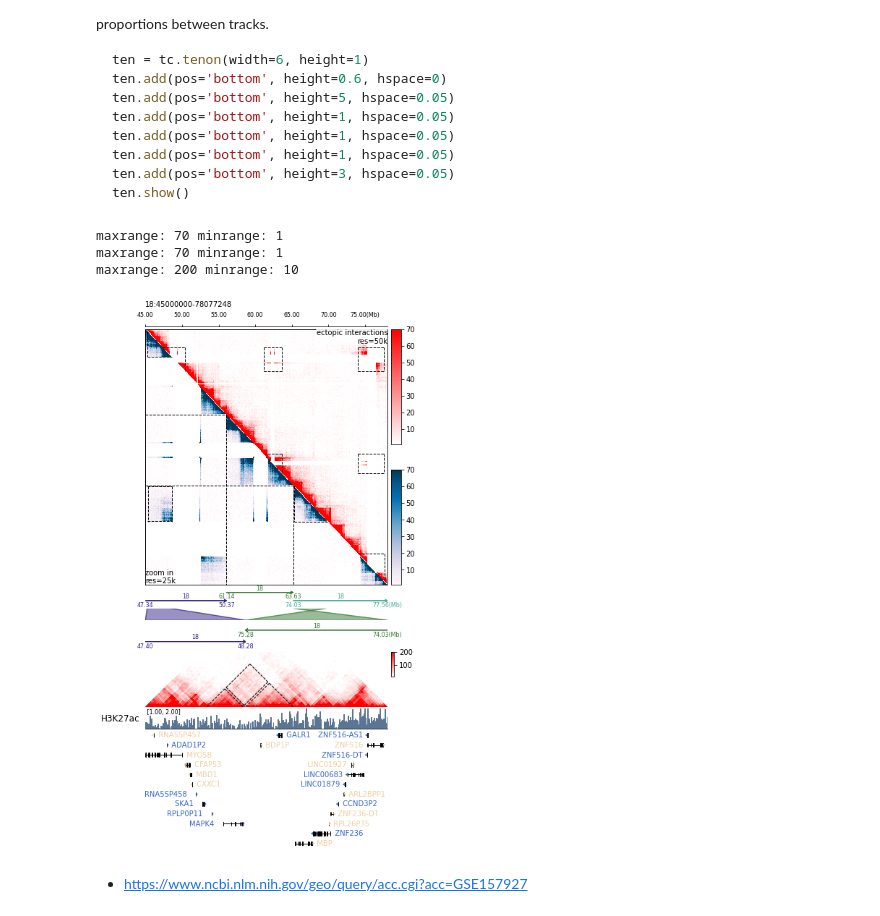
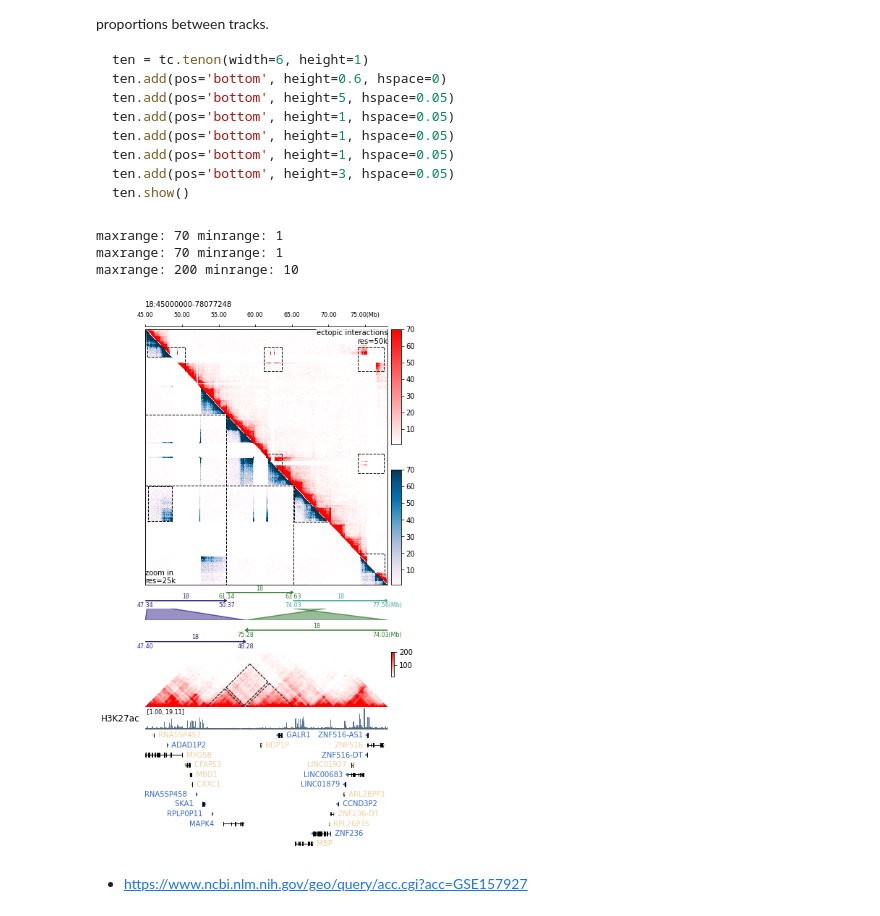
Before and after one commit to seqyuan/trackc, a Jupyter notebook: docs/examples/rearranged_interactions.ipynb, the cells around one changed output. Drawn from its saved outputs; the diff is of its cells as text; code cells hidden in the pictures.

```diff
--- a/docs/examples/rearranged_interactions.ipynb
+++ b/docs/examples/rearranged_interactions.ipynb
@@ -267,36 +272,36 @@ tc.pl.zoomin(ten.axs(2), mark_regions, zoom_regions, line_on=True, fill=True, al
 tc.pl.multi_scale_track(ten.axs(3),
                         regions=zoom_regions,
                         scale_adjust='Mb',
                         intervals =2,
                         tick_rotation=0)
 
 tc.pl.mapC(ax=ten.axs(4), mat=tumor_zoom.cmat, map_type='triangle',
            maxrange=200, minrange=10, symmetric=False,
            label='tumor res=25k', ax_on=False, height=40)
 
 
 tc.pl.mapc_markline(ax=ten.axs(4), row_regions=tumor_zoom.row_regions,
                         map_type="triangle",
                         mark_regions=neo_domain_regions,
                         binsize=25000,
                         map_order=0, symmetric=False, show_regions_edge=False)
 
 tc.pl.bw_track(H3K27ac,
-               ax=ten.axs(5), regions=neo_domain_regions,
-               label='H3K27ac', binsize=2000, color=['#5B7695'], maxrange=2)
+               ax=ten.axs(5), regions=zoom_regions,
+               label='H3K27ac', binsize=2000, color=['#5B7695'])
 
 tc.pl.gene_track(ax=ten.axs(6), bed12=gene_bed12,
                  regions=zoom_regions,
                  track_type = 'gene',
                  line=12,
                  gene_fontszie = 10)
 
 #tc.savefig('trackc_rearrange-f.pdf')
 # %% [output]
 maxrange: 70 minrange: 1
 maxrange: 70 minrange: 1
 maxrange: 200 minrange: 10
-[figure, old version]
+[figure, new version]
 # %% [markdown]
 
 * https://www.ncbi.nlm.nih.gov/geo/query/acc.cgi?acc=GSE157927
```
Also changed, not shown: parts of 3 cells of this notebook, 36 other files.
